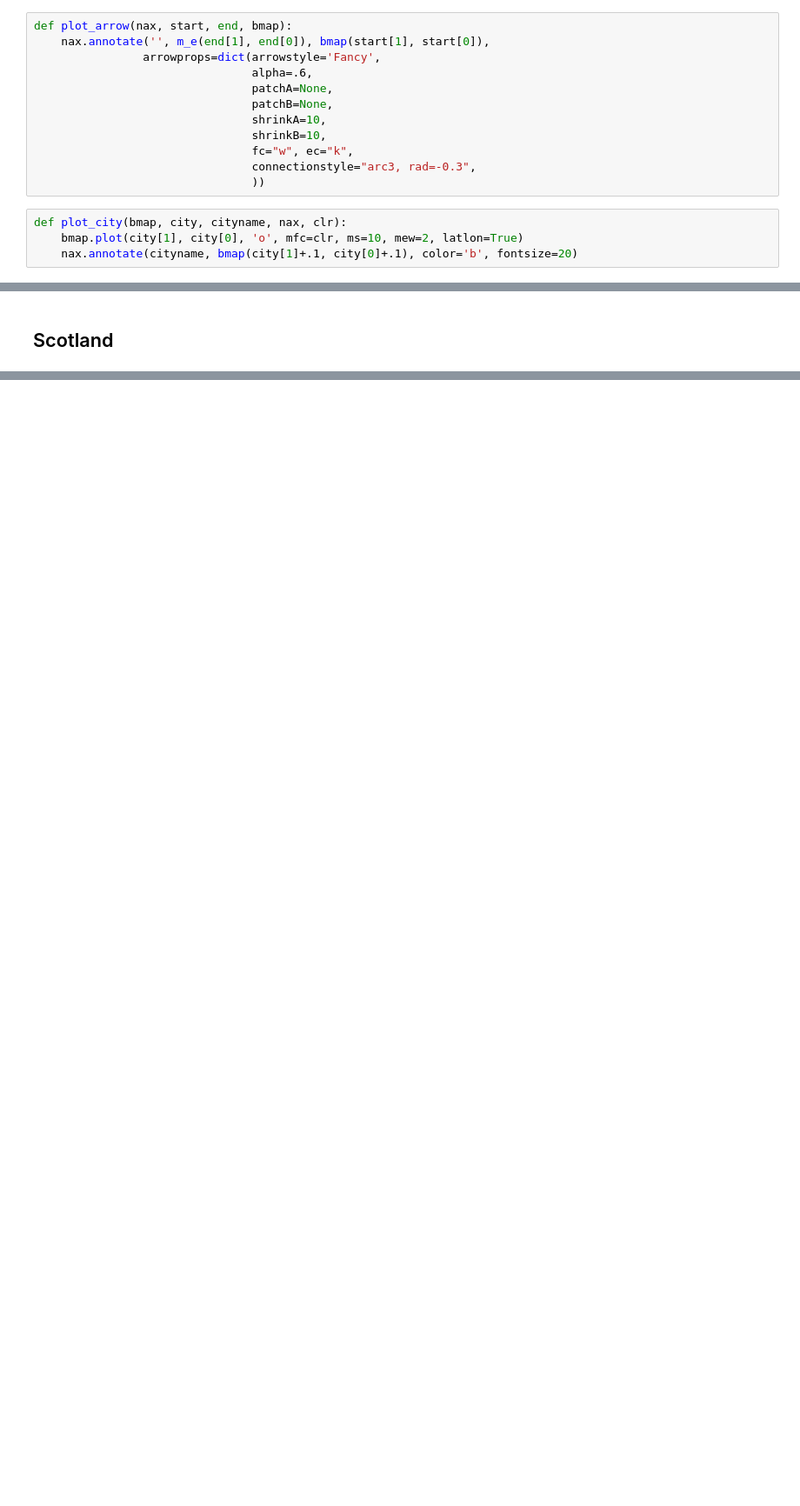
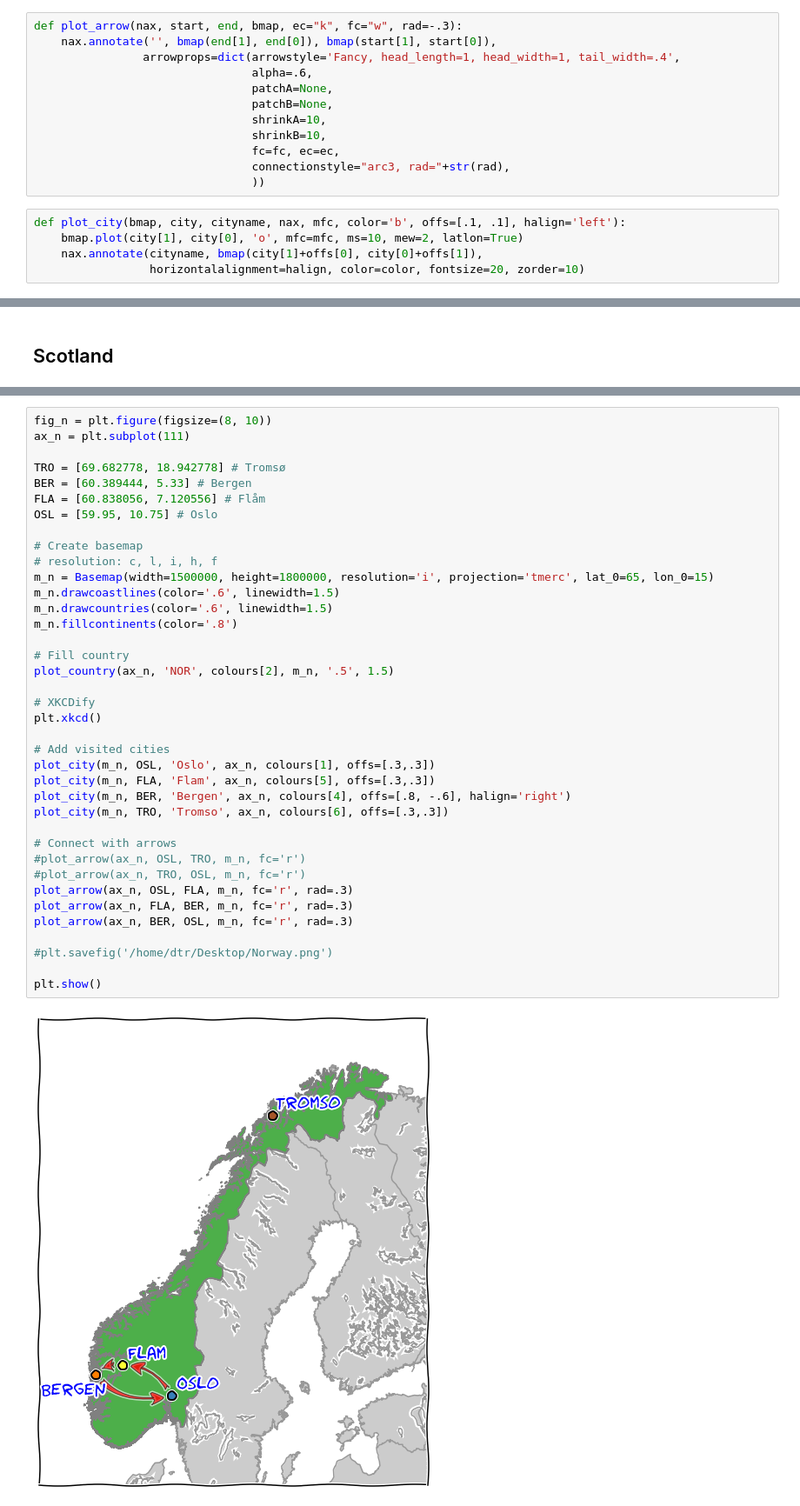
Before and after one commit to prisae/blog-notebooks, a Jupyter notebook: Travelmap.ipynb, the cells around one changed output, grey strips where cells are left out. Shown at 87% size. Saved outputs shown, nothing was run; the diff lists cells and outputs as text; blank space fills up the shorter version.

```diff
--- a/Travelmap.ipynb
+++ b/Travelmap.ipynb
@@ -61,19 +60,20 @@ def plot_country(country, colour, m, lc='none', lw=1):
 # %%
-def plot_arrow(nax, start, end, bmap):
-    nax.annotate('', m_e(end[1], end[0]), bmap(start[1], start[0]),
-                arrowprops=dict(arrowstyle='Fancy',
+def plot_arrow(nax, start, end, bmap, ec="k", fc="w", rad=-.3):
+    nax.annotate('', bmap(end[1], end[0]), bmap(start[1], start[0]),
+                arrowprops=dict(arrowstyle='Fancy, head_length=1, head_width=1, tail_width=.4',
                                 alpha=.6,
                                 patchA=None,
                                 patchB=None,
                                 shrinkA=10,
                                 shrinkB=10,
-                                fc="w", ec="k",
-                                connectionstyle="arc3, rad=-0.3",
+                                fc=fc, ec=ec,
+                                connectionstyle="arc3, rad="+str(rad),
                                 ))
 # %%
-def plot_city(bmap, city, cityname, nax, clr):
-    bmap.plot(city[1], city[0], 'o', mfc=clr, ms=10, mew=2, latlon=True)
-    nax.annotate(cityname, bmap(city[1]+.1, city[0]+.1), color='b', fontsize=20)
+def plot_city(bmap, city, cityname, nax, mfc, color='b', offs=[.1, .1], halign='left'):
+    bmap.plot(city[1], city[0], 'o', mfc=mfc, ms=10, mew=2, latlon=True)
+    nax.annotate(cityname, bmap(city[1]+offs[0], city[0]+offs[1]),
+                 horizontalalignment=halign, color=color, fontsize=20, zorder=10)
 # %% [markdown]
 ## Global Map
 # %%
@@ -165,0 +209,40 @@ plt.show()
+# %%
+fig_n = plt.figure(figsize=(8, 10))
+ax_n = plt.subplot(111)
+
+TRO = [69.682778, 18.942778] # Tromsø
+BER = [60.389444, 5.33] # Bergen
+FLA = [60.838056, 7.120556] # Flåm
+OSL = [59.95, 10.75] # Oslo
+
+# Create basemap
+# resolution: c, l, i, h, f
+m_n = Basemap(width=1500000, height=1800000, resolution='i', projection='tmerc', lat_0=65, lon_0=15)
+m_n.drawcoastlines(color='.6', linewidth=1.5)
+m_n.drawcountries(color='.6', linewidth=1.5)
+m_n.fillcontinents(color='.8')
+
+# Fill country
+plot_country(ax_n, 'NOR', colours[2], m_n, '.5', 1.5)
+
+# XKCDify
+plt.xkcd()
+
+# Add visited cities
+plot_city(m_n, OSL, 'Oslo', ax_n, colours[1], offs=[.3,.3])
+plot_city(m_n, FLA, 'Flam', ax_n, colours[5], offs=[.3,.3])
+plot_city(m_n, BER, 'Bergen', ax_n, colours[4], offs=[.8, -.6], halign='right')
+plot_city(m_n, TRO, 'Tromso', ax_n, colours[6], offs=[.3,.3])
+
+# Connect with arrows
+#plot_arrow(ax_n, OSL, TRO, m_n, fc='r')
+#plot_arrow(ax_n, TRO, OSL, m_n, fc='r')
+plot_arrow(ax_n, OSL, FLA, m_n, fc='r', rad=.3)
+plot_arrow(ax_n, FLA, BER, m_n, fc='r', rad=.3)
+plot_arrow(ax_n, BER, OSL, m_n, fc='r', rad=.3)
+
+#plt.savefig('/home/dtr/Desktop/Norway.png')
+
+plt.show()
+# %% [output]
+[figure, added]
```
Also changed, not shown: parts of 23 cells of this notebook.
